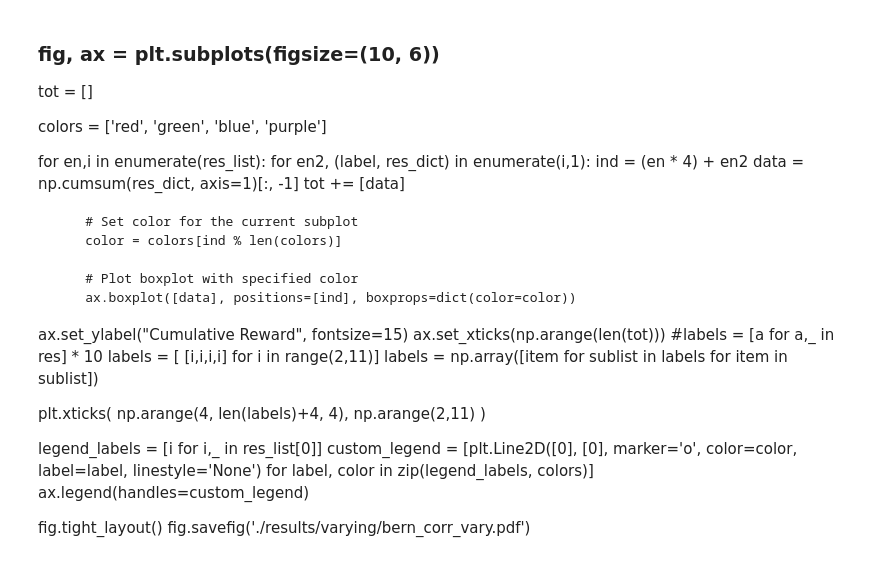
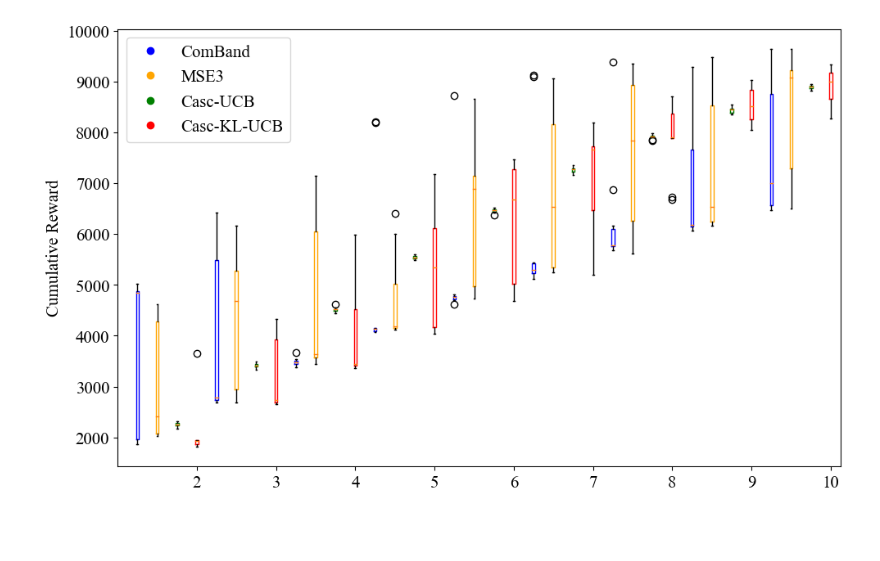
Before and after one commit to albertorumi/mse3, a Jupyter notebook: bernoulli-corrupted-varyM.ipynb, the cells around one changed output. Drawn from its saved outputs; the diff is of its cells as text; code cells hidden in the pictures; blank space fills up the shorter version.

```diff
--- a/bernoulli-corrupted-varyM.ipynb
+++ b/bernoulli-corrupted-varyM.ipynb
@@ -32,38 +32,45 @@ for M in tqdm(M_list):
     #
     res = play_all(env, [cb, expm, casc, casc_kl], T, N, disable_tqdm_T = True)
     res_list += [res]
-# %% [markdown]
-### fig, ax = plt.subplots(figsize=(10, 6))
-tot = []
-
-colors = ['red', 'green', 'blue', 'purple']
-
-for en,i in enumerate(res_list):
-    for en2, (label, res_dict) in enumerate(i,1):
-        ind = (en * 4) + en2
-        data = np.cumsum(res_dict, axis=1)[:, -1]
-        tot += [data]
-
-        # Set color for the current subplot
-        color = colors[ind % len(colors)]
-
-        # Plot boxplot with specified color
-        ax.boxplot([data], positions=[ind], boxprops=dict(color=color))
-
-ax.set_ylabel("Cumulative Reward", fontsize=15)
-ax.set_xticks(np.arange(len(tot)))
-#labels = [a for a,_ in res] * 10
-labels = [ [i,i,i,i] for i in range(2,11)]
-labels = np.array([item for sublist in labels for item in sublist])
-
-plt.xticks(
-    np.arange(4, len(labels)+4, 4),
-    np.arange(2,11)
-)
-
-legend_labels = [i for i,_ in res_list[0]]
-custom_legend = [plt.Line2D([0], [0], marker='o', color=color, label=label, linestyle='None') for label, color in zip(legend_labels, colors)]
-ax.legend(handles=custom_legend)
-
-fig.tight_layout()
-fig.savefig('./results/varying/bern_corr_vary.pdf')
+# %%
+plt.rcParams['pdf.fonttype'] = 42
+plt.rcParams['ps.fonttype'] = 42
+fig, ax = plt.subplots(figsize=(10, 6))
+tot = []
+
+colors = {
+    'ComBand':'blue', 'MSE3':'orange','Casc-UCB':'green', 'Casc-KL-UCB':'red'
+}
+
+for en,i in enumerate(res_list):
+    for en2, (label, res_dict) in enumerate(i,1):
+        ind = (en * 4) + en2
+        data = np.cumsum(res_dict, axis=1)[:, -1]
+        tot += [data]
+
+        # Plot boxplot with specified color
+        ax.boxplot([data], positions=[ind], boxprops=dict(color=colors[label]))
+
+ax.set_ylabel("Cumulative Reward", fontname='Times New Roman', fontsize=15)
+ax.set_xticks(np.arange(len(tot)))
+#labels = [a for a,_ in res] * 10
+labels = [ [i,i,i,i] for i in range(2,11)]
+labels = np.array([item for sublist in labels for item in sublist])
+
+plt.yticks(fontname='Times New Roman',
+    fontsize = 15)
+plt.xticks(
+    np.arange(4, len(labels)+4, 4),
+    np.arange(2,11),
+    fontname='Times New Roman',
+    fontsize = 15
+)
+
+legend_labels = [i for i,_ in res_list[0]]
+custom_legend = [plt.Line2D([0], [0], marker='o', color=colors[label], label=label, linestyle='None') for label in colors.keys()]
+ax.legend(handles=custom_legend, prop={'family': 'Times New Roman', 'size':15})
+
+fig.tight_layout()
+fig.savefig('./results/varying/bern_corr_vary.pdf')
+# %% [output]
+[figure, added]
```
Also changed, not shown: 6 other files.
